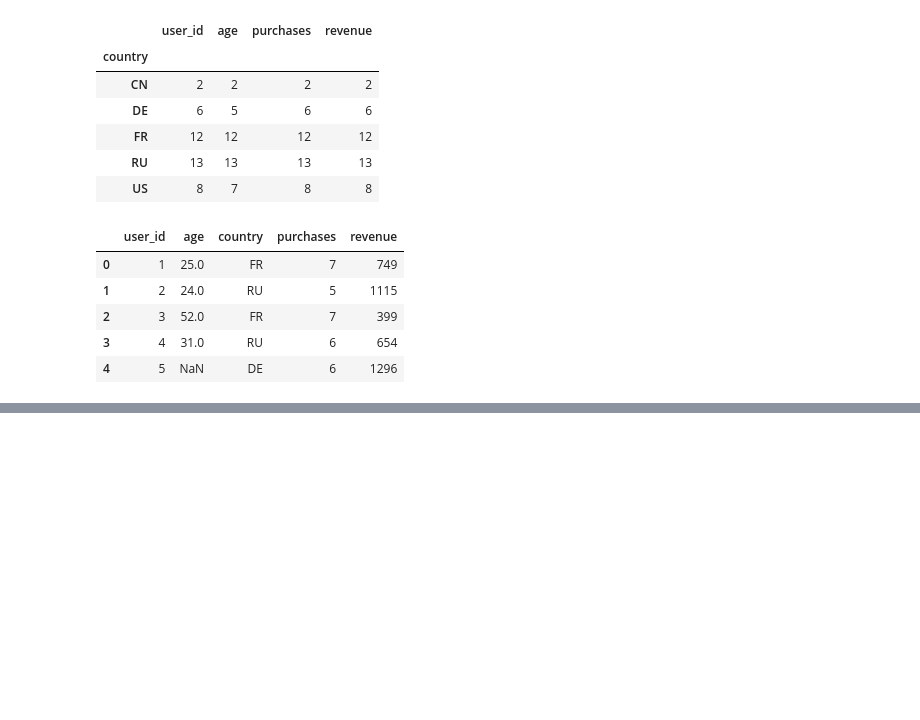
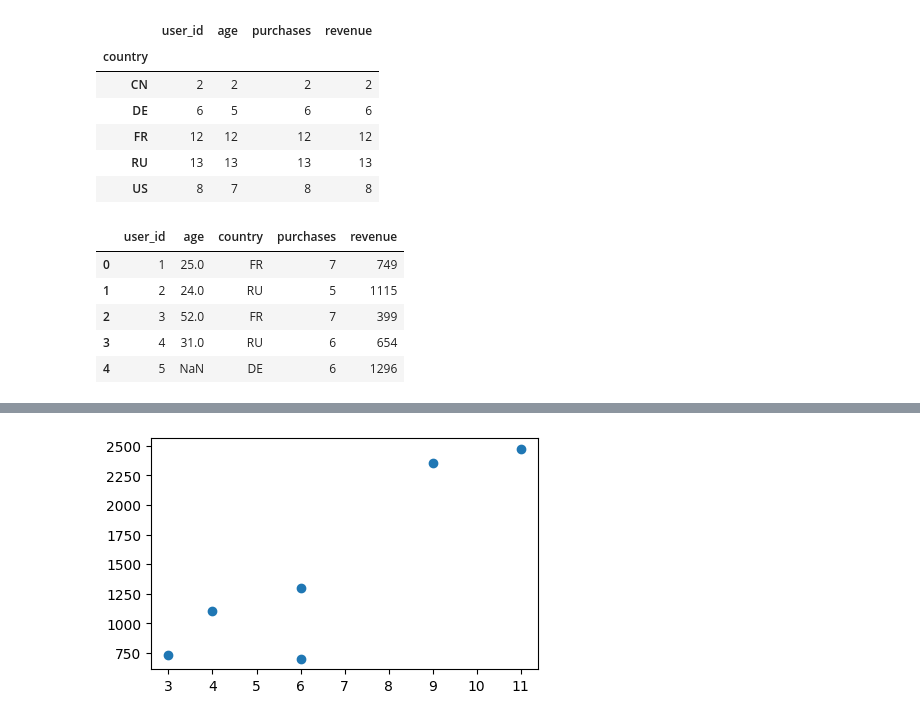
Before and after one commit to BinGineer/DPO_III, a Jupyter notebook: homeworks/HW02/HW02.ipynb, the cells around one changed output, grey strips where cells are left out. Saved outputs shown, nothing was run; the diff lists cells and outputs as text; code cells hidden in the pictures; blank space fills up the shorter version.

```diff
--- a/homeworks/HW02/HW02.ipynb
+++ b/homeworks/HW02/HW02.ipynb
@@ -82,0 +91,6 @@ c
+# %%
+mask = (dataset['age'] > 100) | (dataset['age'] < 18)
+for i in dataset[mask].index:
+        if i not in dumb:
+            dumb.append(i)
+dumb
@@ -83,10 +99,20 @@ c
 # %%
 mask = (dataset['age'] > 100) | (dataset['age'] < 18)
 print("Подозрительный возраст: \n",dataset[mask])
+for i in dataset[mask].index:
+        if i not in dumb:
+            dumb.append(i)
 mask = dataset['purchases'] < 0
 print("Подозрительное количество покупок: \n",dataset[mask])
+for i in dataset[mask].index:
+        if i not in dumb:
+            dumb.append(i)
 mask = (dataset['purchases'] == 0) & (dataset['revenue'] > 0)
+for i in dataset[mask].index:
+        if i not in dumb:
+            dumb.append(i)
 print("Подозрительный возраст: \n",dataset[mask])
 #Вывод подозрительных значений
+dumb
 # %% [output]
 Подозрительный возраст:
@@ -137,0 +194,4 @@ dataset.head()
+# %%
+cutted = pd.cut(dataset['revenue'], bins = [0,600,1200,np.inf], labels = ['low','medium','high'])
+dataset['category'] = cutted
+dataset
@@ -137,0 +234,8 @@ dataset.head()
+# %%
+countries = dataset['country'].unique()
+country_datasets = {}
+
+
+for country in countries:
+    country_datasets[country] = dataset[(dataset['country'] == country) & (~dataset.index.isin(dumb))][['purchases','revenue']]
+country_datasets['DE']
@@ -137,0 +250,6 @@ dataset.head()
+# %%
+fig, ax = plt.subplots(figsize=(10, 6))
+ax.scatter(country_datasets['DE']['purchases'],country_datasets['DE']['revenue'])
+plt.show()
+# %% [output]
+[figure, added]
```
Also changed, not shown: parts of 11 cells of this notebook, 15 other files.
